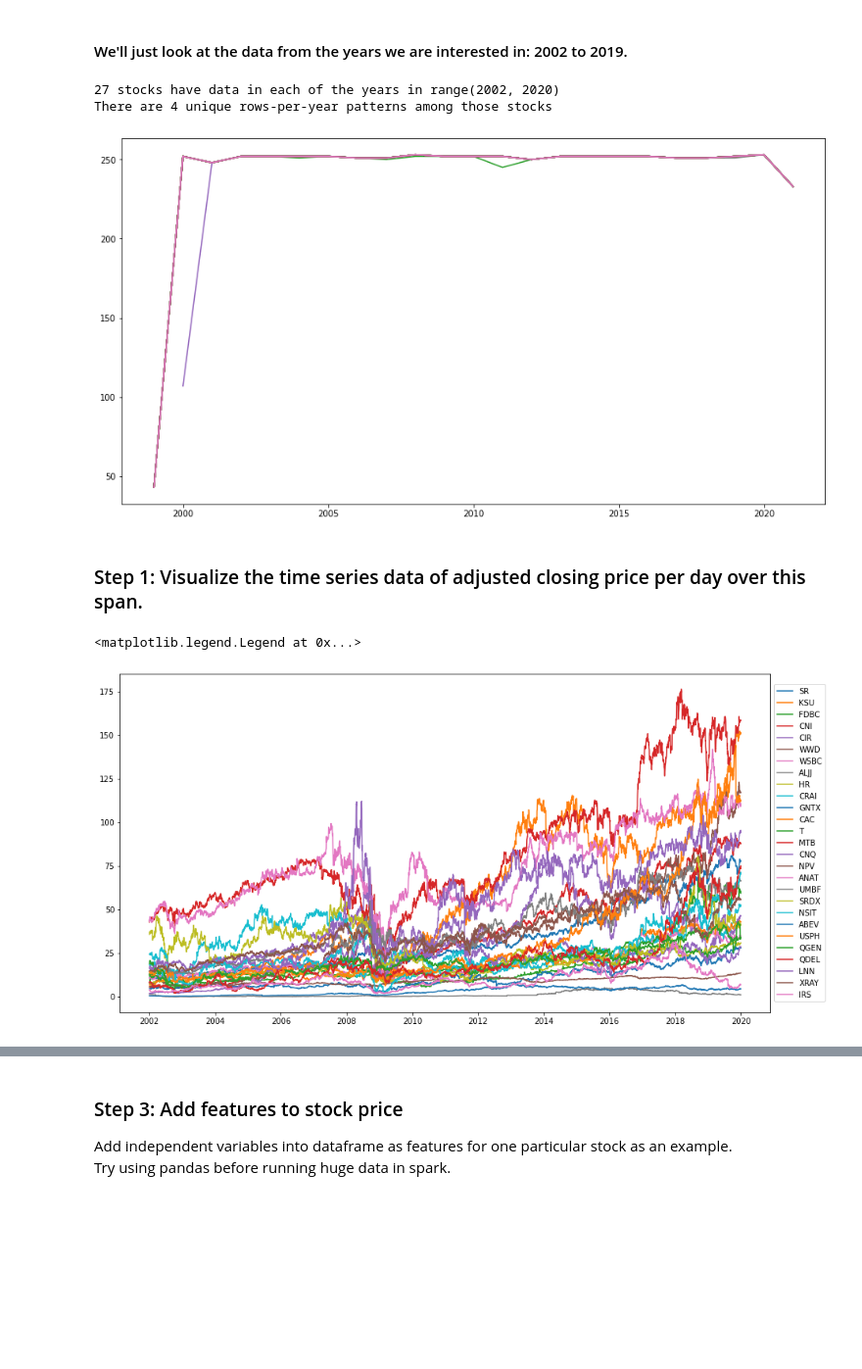
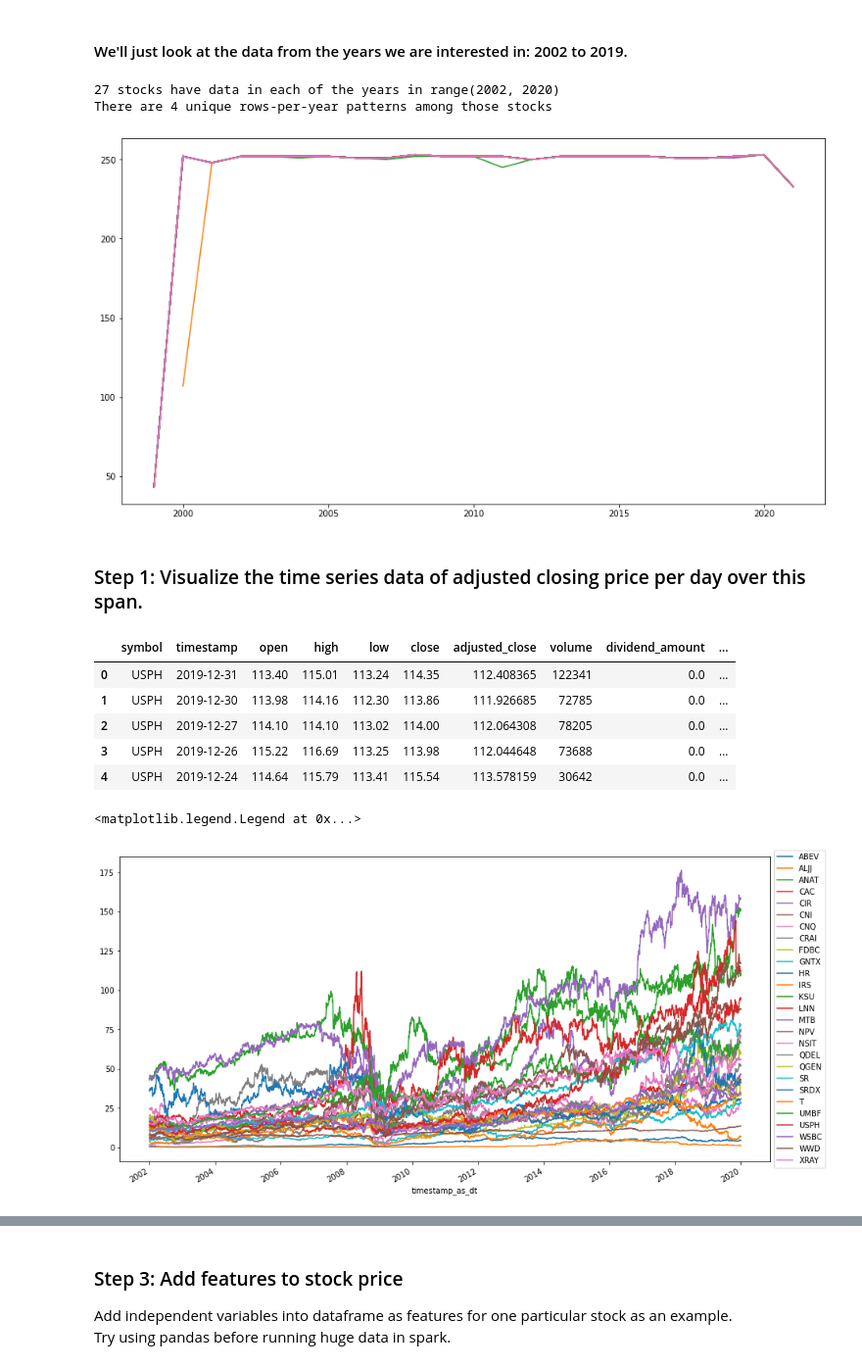
Before and after one commit to stevegbrooks/big-portfolio-learner, a Jupyter notebook: big_portfolio_learner.ipynb, the cells around one changed output, grey strips where cells are left out. Shown at 98% size. Saved outputs shown, nothing was run; the diff lists cells and outputs as text; code cells hidden in the pictures; blank space fills up the shorter version.

```diff
--- a/big_portfolio_learner.ipynb
+++ b/big_portfolio_learner.ipynb
@@ -84,7 +82,7 @@ pd.read_csv(os.path.join(in_dir, stock_data_files[random.randrange(len(stock_dat
 
 First look at the number of rows of data across within each year for each stock.
 # %%
-def add_year_col(df: pd.DataFrame, timestamp_col: str) -> pd.DataFrame:
+def add_year_month_cols(df: pd.DataFrame, timestamp_col: str) -> pd.DataFrame:
   """
   Assumes the input df has a column that needs to be converted into datetime
   using datetime.strptime function and "%Y-%m-%d" format
@@ -94,14 +92,15 @@ def add_year_col(df: pd.DataFrame, timestamp_col: str) -> pd.DataFrame:
   if len(df[new_col_name].unique()) != len(df[timestamp_col].unique()):
     raise Exception("error in timestamp parsing")
   df['year'] = pd.to_numeric(df[new_col_name].dt.year)
+  df['month'] = pd.to_numeric(df[new_col_name].dt.month)
   return df
 # %%
 rows_per_year = dict()
 
 for data_file in stock_data_files:
   stock_data = pd.read_csv(os.path.join(in_dir, data_file))
-  stock_data = add_year_col(stock_data, "timestamp")
+  stock_data = add_year_month_cols(stock_data, "timestamp")
   rows_per_year[data_file] = dict(stock_data.groupby(by = 'year').size())
 
-print(rows_per_year)
+print({k: rows_per_year[k] for k in list(rows_per_year)[:3]})
 # %% [output]
@@ -132,17 +131,35 @@ print("There are", count_unique, "unique rows-per-year patterns among those stoc
 # %% [output]
 27 stocks have data in each of the years in range(2002, 2020)
 There are 4 unique rows-per-year patterns among those stocks
-[figure, old version]
+[figure, new version]
 # %% [markdown]
 ### Step 1: Visualize the time series data of adjusted closing price per day over this span.
 # %%
+combined_data = []
 for i, data_file in enumerate(stocks_with_all_analysis_yrs):
   stock_data = pd.read_csv(os.path.join(in_dir, data_file))
-  stock_data = add_year_col(stock_data, "timestamp")
+  stock_data = add_year_month_cols(stock_data, "timestamp")
   stock_data = stock_data[stock_data.year.isin(analysis_years)]
   stock_data.reset_index(inplace = True)
-  plt.plot(stock_data.timestamp_as_dt, stock_data.adjusted_close, label = stock_data.symbol[0])
-plt.legend(loc='center left', bbox_to_anchor=(1, 0.5))
+  combined_data.append(stock_data)
+
+combined_data = pd.concat(combined_data)
+combined_data.drop(columns = "index", inplace = True)
+combined_data.head(5)
 # %% [output]
-<matplotlib.legend.Legend at 0x...>
-[figure, removed]
+|  | symbol | timestamp | open | high | low | close | adjusted_close | volume | dividend_amount | ... |
+| 0 | USPH | 2019-12-31 | 113.40 | 115.01 | 113.24 | 114.35 | 112.408365 | 122341 | 0.0 | ... |
+| 1 | USPH | 2019-12-30 | 113.98 | 114.16 | 112.30 | 113.86 | 111.926685 | 72785 | 0.0 | ... |
+| 2 | USPH | 2019-12-27 | 114.10 | 114.10 | 113.02 | 114.00 | 112.064308 | 78205 | 0.0 | ... |
+| 3 | USPH | 2019-12-26 | 115.22 | 116.69 | 113.25 | 113.98 | 112.044648 | 73688 | 0.0 | ... |
+| 4 | USPH | 2019-12-24 | 114.64 | 115.79 | 113.41 | 115.54 | 113.578159 | 30642 | 0.0 | ... |
+# %%
+fig, ax = plt.subplots()
+
+for key, data in combined_data.groupby('symbol'):
+  data.plot( x='timestamp_as_dt', y='adjusted_close', ax=ax, label=key)
+
+plt.legend(loc='center left', bbox_to_anchor=(1, 0.5))
+# %% [output]
+<matplotlib.legend.Legend at 0x...>
+[figure, added]
```
Also changed, not shown: parts of 19 cells of this notebook.
